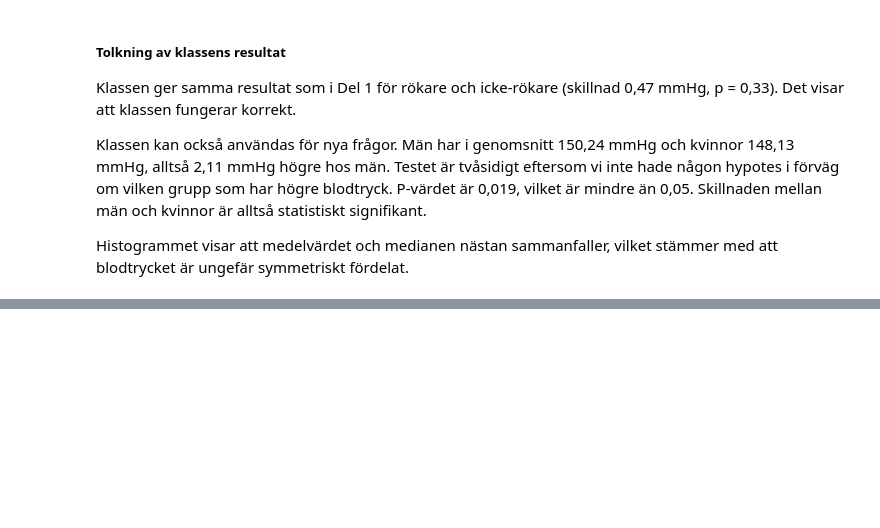
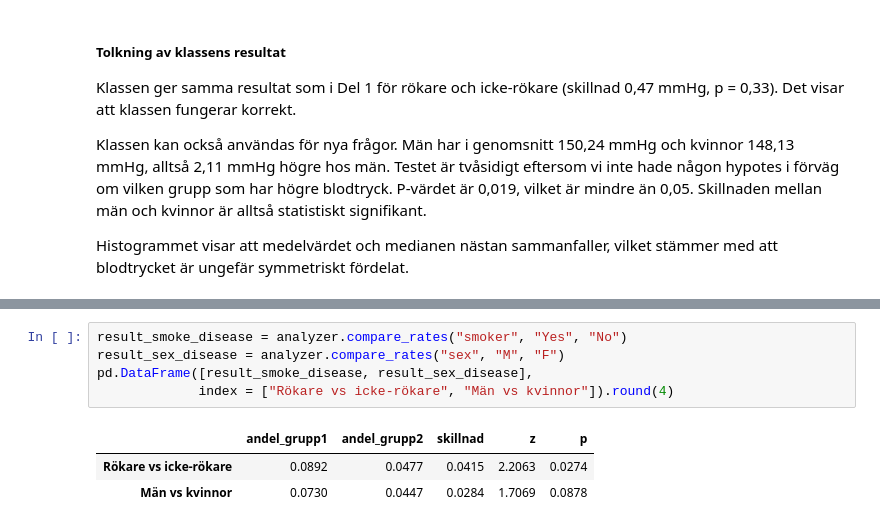
Before and after one commit to roshima-fernando/halsostudie---examuppgift, a Jupyter notebook: health_study.ipynb, the cells around one changed output, grey strips where cells are left out. Drawn from its saved outputs; the diff is of its cells as text; blank space fills up the shorter version.

```diff
--- a/health_study.ipynb
+++ b/health_study.ipynb
@@ -451,0 +525,9 @@ Histogrammet visar att medelvärdet och medianen nästan sammanfaller, vilket st
+# %%
+result_smoke_disease = analyzer.compare_rates("smoker", "Yes", "No")
+result_sex_disease = analyzer.compare_rates("sex", "M", "F")
+pd.DataFrame([result_smoke_disease, result_sex_disease],
+             index = ["Rökare vs icke-rökare", "Män vs kvinnor"]).round(4)
+# %% [output]
+|  | andel_grupp1 | andel_grupp2 | skillnad | z | p |
+| Rökare vs icke-rökare | 0.0892 | 0.0477 | 0.0415 | 2.2063 | 0.0274 |
+| Män vs kvinnor | 0.0730 | 0.0447 | 0.0284 | 1.7069 | 0.0878 |
```
Also changed, not shown: parts of 12 cells of this notebook, 2 other files.
